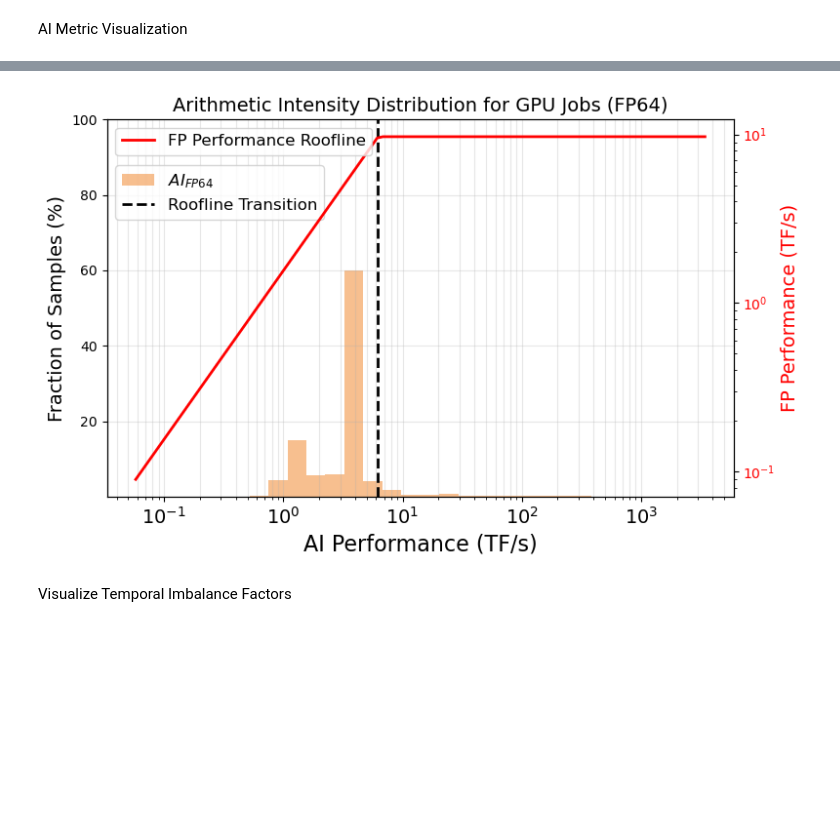
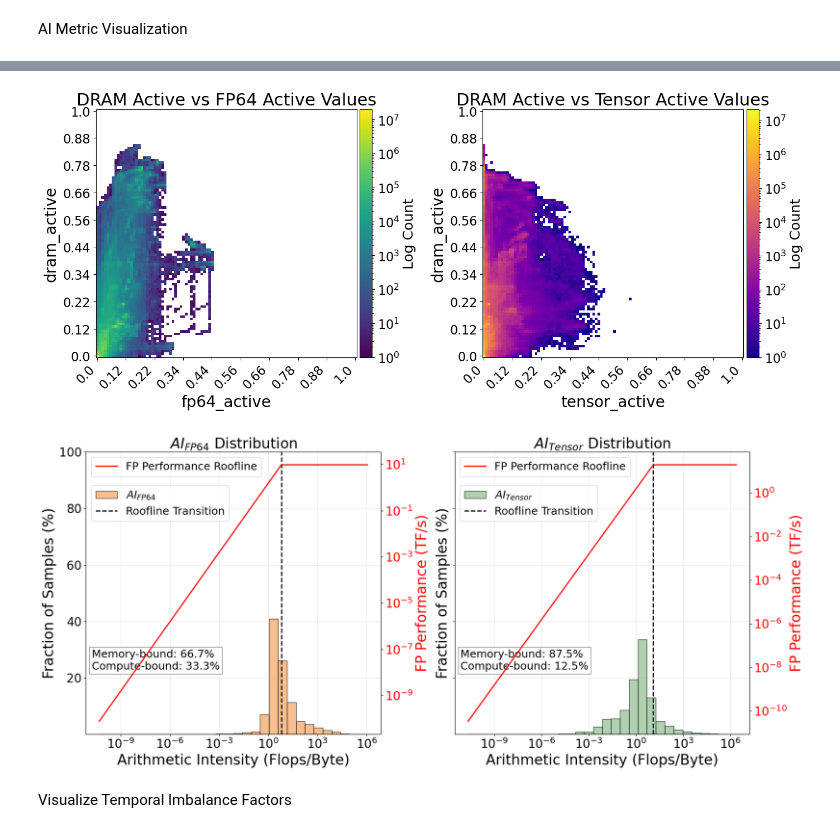
Before and after one commit to beste-oztop/vasp-gpu-resource-data-analysis, a Jupyter notebook: notebooks/resource_util_analysis.ipynb, the cells around one changed output, grey strips where cells are left out. Cells and saved outputs as stored; diff of their text form; code cells hidden in the pictures; blank space fills up the shorter version.

```diff
--- a/notebooks/resource_util_analysis.ipynb
+++ b/notebooks/resource_util_analysis.ipynb
@@ -40,7 +126,11 @@ plot_ai_dist(vasp_data, 'AI_tensor', 'Arithmetic Intensity Distribution for GPU
-# %%
-plot_ai_dist(vasp_data, 'AI_fp64', 'Arithmetic Intensity Distribution for GPU Jobs (FP64)', r'$AI_{FP64}$', color = 'sandybrown')
-# %% [output]
-[figure, removed]
+# %%
+plot_fp_heatmap(vasp_data,'total_fp64','total_tensor')
+# %% [output]
+[figure, added]
+# %%
+subplot_ai_dist(vasp_data, 'AI_fp64', 'AI_tensor', r'$AI_{FP64}$', r'$AI_{Tensor}$', 'Perlmutter VASP Jobs Arithmetic Intensity Distributions (March 2025)', color_1='sandybrown', color_2='darkseagreen')
+# %% [output]
+[figure, added]
 # %% [markdown]
 Visualize Temporal Imbalance Factors
 # %%
```
Also changed, not shown: parts of 13 cells of this notebook, 5 other files.
